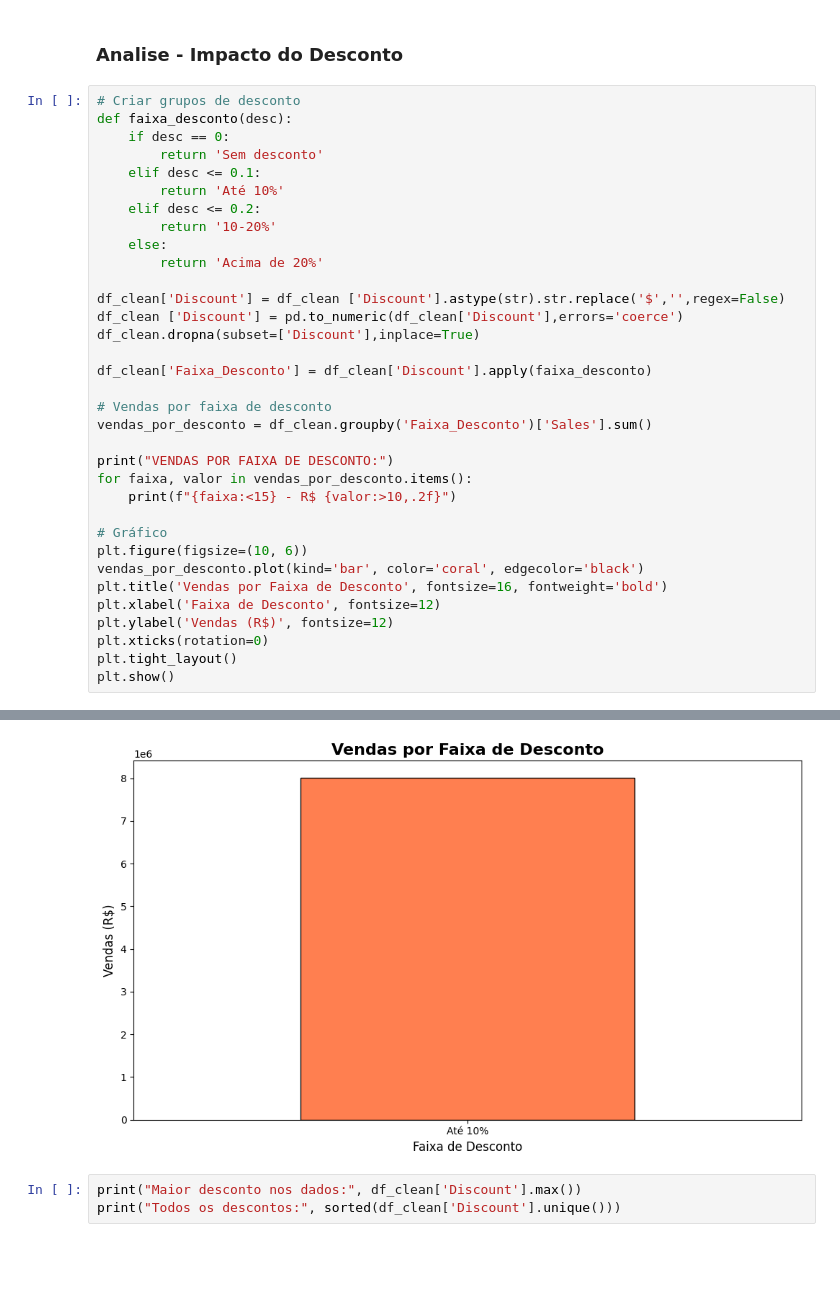
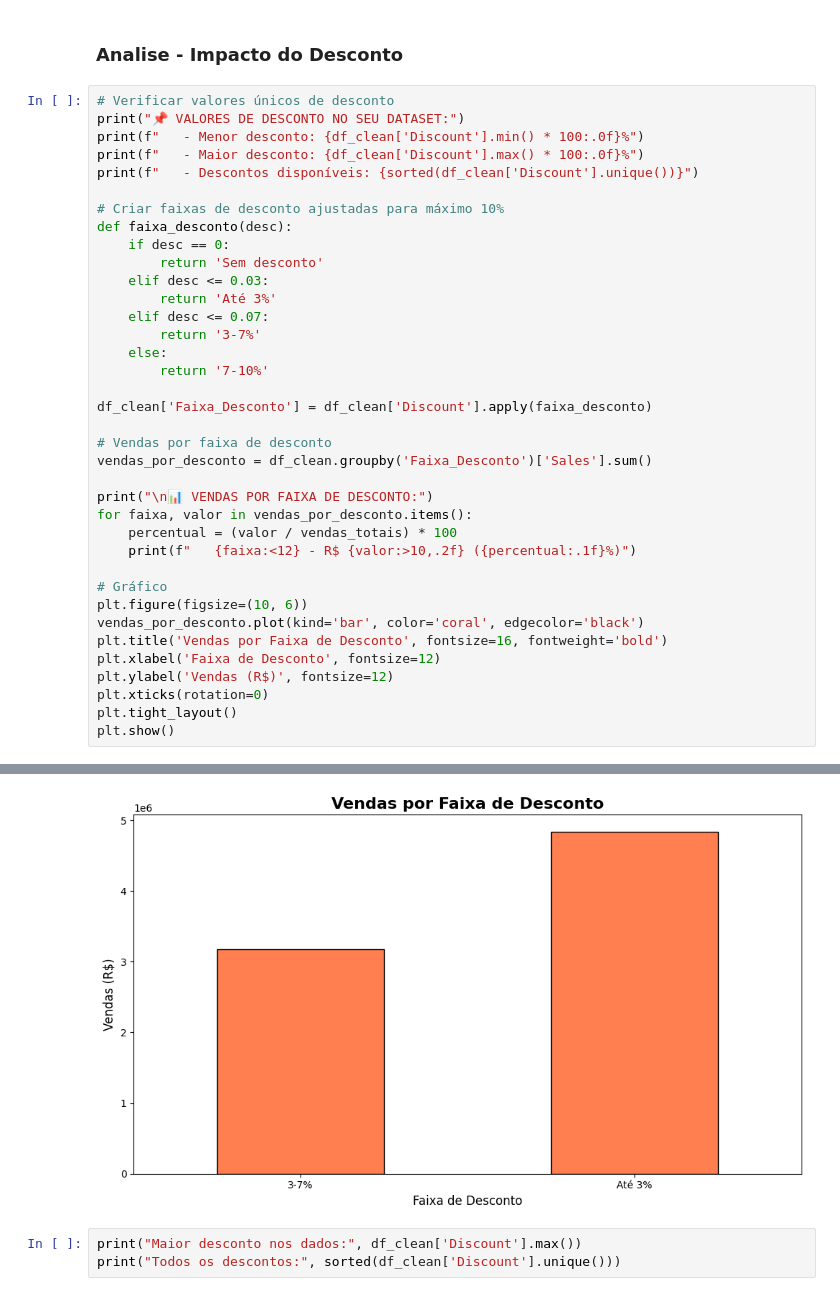
Before and after one commit to GuthierryMathias/e_commerce-Colab-, a Jupyter notebook: e_commerce.ipynb, the cells around one changed output, grey strips where cells are left out. Saved outputs shown, nothing was run; the diff lists cells and outputs as text; blank space fills up the shorter version.

```diff
--- a/e_commerce.ipynb
+++ b/e_commerce.ipynb
@@ -266,29 +266,32 @@ Electronic           - R$ 173,879.90
 # %% [markdown]
 ### **Analise - Impacto do Desconto**
 # %%
-# Criar grupos de desconto
+# Verificar valores únicos de desconto
+print("📌 VALORES DE DESCONTO NO SEU DATASET:")
+print(f"   - Menor desconto: {df_clean['Discount'].min() * 100:.0f}%")
+print(f"   - Maior desconto: {df_clean['Discount'].max() * 100:.0f}%")
+print(f"   - Descontos disponíveis: {sorted(df_clean['Discount'].unique())}")
+
+# Criar faixas de desconto ajustadas para máximo 10%
 def faixa_desconto(desc):
     if desc == 0:
         return 'Sem desconto'
-    elif desc <= 0.1:
-        return 'Até 10%'
-    elif desc <= 0.2:
-        return '10-20%'
+    elif desc <= 0.03:
+        return 'Até 3%'
+    elif desc <= 0.07:
+        return '3-7%'
     else:
-        return 'Acima de 20%'
-
-df_clean['Discount'] = df_clean ['Discount'].astype(str).str.replace('$','',regex=False)
-df_clean ['Discount'] = pd.to_numeric(df_clean['Discount'],errors='coerce')
-df_clean.dropna(subset=['Discount'],inplace=True)
+        return '7-10%'
 
 df_clean['Faixa_Desconto'] = df_clean['Discount'].apply(faixa_desconto)
 
 # Vendas por faixa de desconto
 vendas_por_desconto = df_clean.groupby('Faixa_Desconto')['Sales'].sum()
 
-print("VENDAS POR FAIXA DE DESCONTO:")
+print("\n📊 VENDAS POR FAIXA DE DESCONTO:")
 for faixa, valor in vendas_por_desconto.items():
-    print(f"{faixa:<15} - R$ {valor:>10,.2f}")
+    percentual = (valor / vendas_totais) * 100
+    print(f"   {faixa:<12} - R$ {valor:>10,.2f} ({percentual:.1f}%)")
 
 # Gráfico
 plt.figure(figsize=(10, 6))
@@ -305,4 +314,4 @@ Até 10%         - R$ 8,010,284.00
-[figure, old version]
+[figure, new version]
 # %%
 print("Maior desconto nos dados:", df_clean['Discount'].max())
 print("Todos os descontos:", sorted(df_clean['Discount'].unique()))
```
Also changed, not shown: parts of 3 cells of this notebook.
